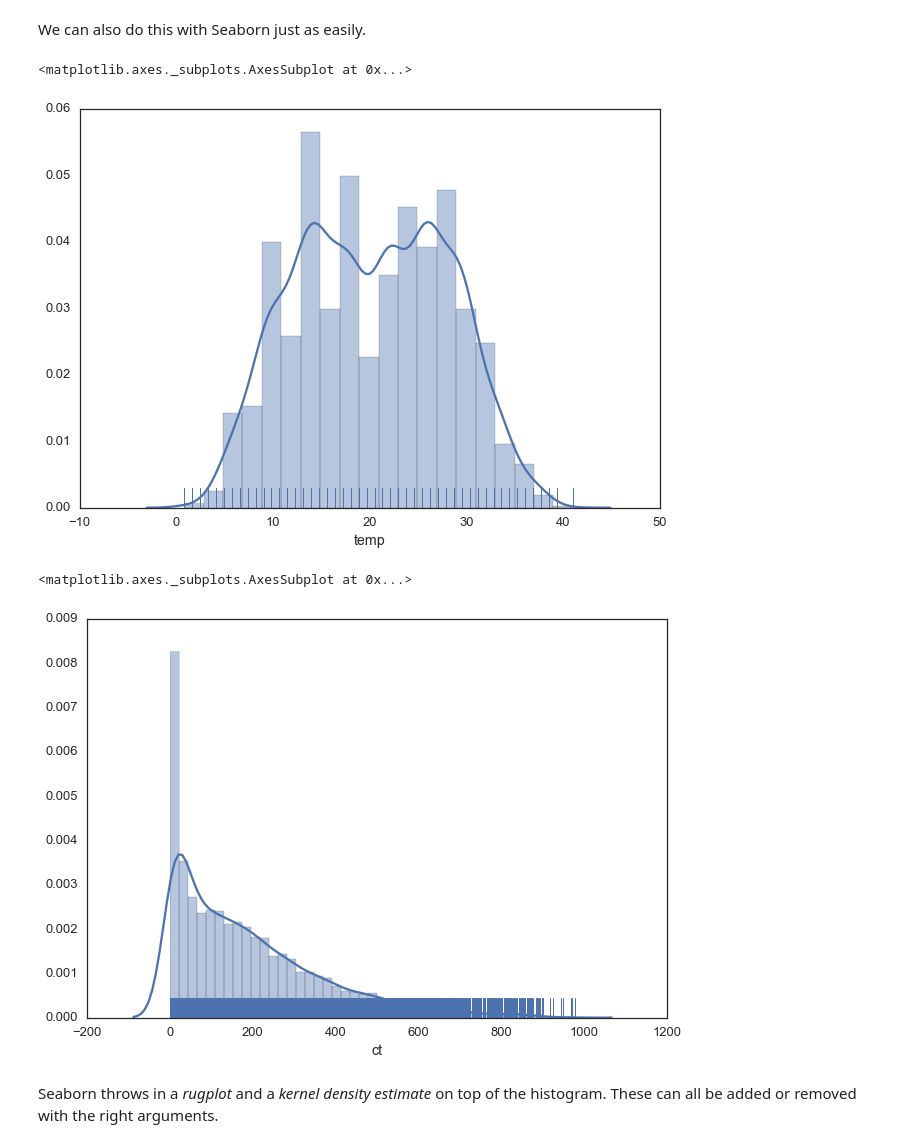
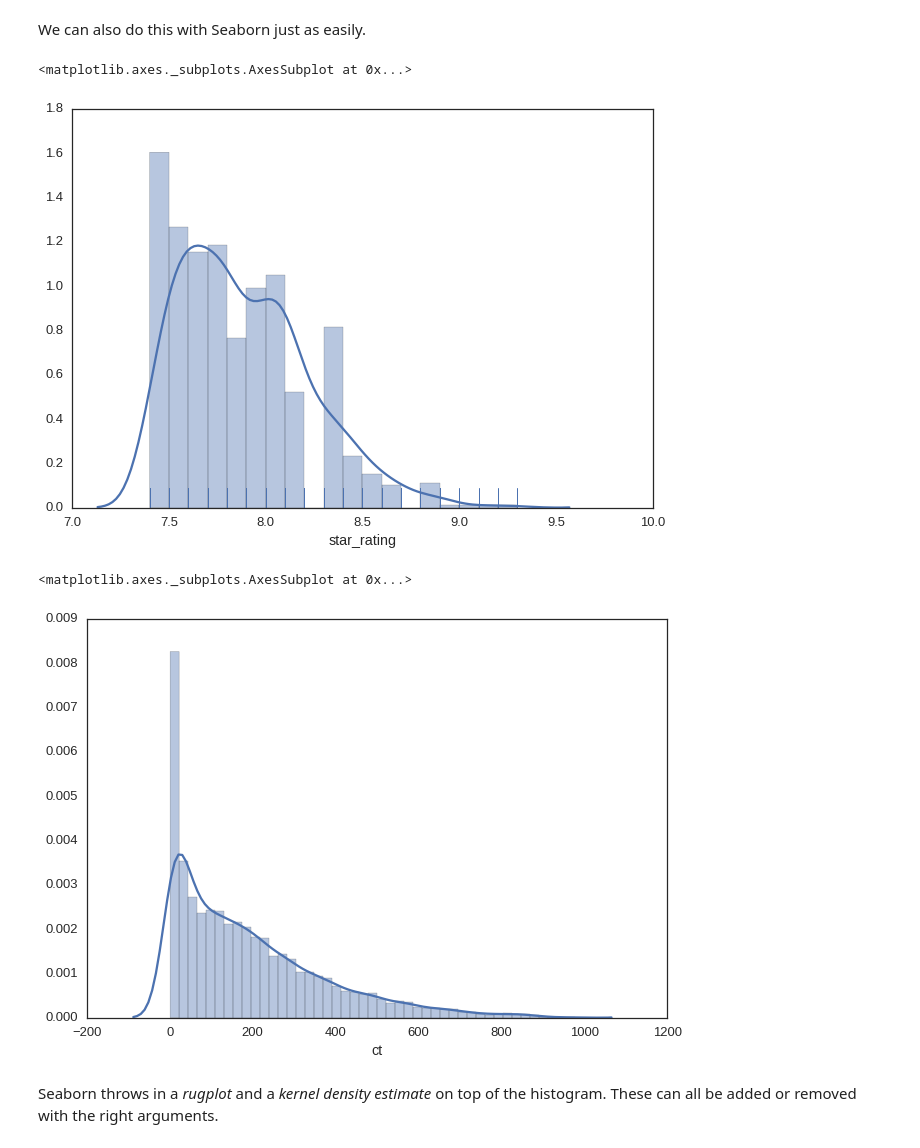
Before and after one commit to annahm/ga_hw, a Jupyter notebook: 05_annahm_bikes.ipynb, the cells around one changed output. Saved outputs shown, nothing was run; the diff lists cells and outputs as text; code cells hidden in the pictures.

```diff
--- a/05_annahm_bikes.ipynb
+++ b/05_annahm_bikes.ipynb
@@ -22,8 +22,8 @@ plt.rcParams['font.size'] = 14
 sns.set(style="white", context="talk")
 # %%
 # Fetch some data to work with
-bike_cols = ["datetime","season","holiday","wkday","weather","temp","atemp","humidity","wind","casual","registered","ct"]
-filepath = '/Users/anna/GA/DAT-DC-10/data/bikeshare.csv'
-bikes = pd.read_csv(filepath, header=0, names=bike_cols, na_filter=False)
+cols = ['star_rating','title','content_rating','genre','duration','actors_list']
+filepath = '../data/imdb_1000.csv'
+movies = pd.read_csv(filepath, header=0, names=cols, na_filter=False)
 drink_cols = ['country', 'beer', 'spirit', 'wine', 'liters', 'continent']
-drinks = pd.read_csv("/Users/anna/GA/DAT-DC-10/data/drinks.csv", header=0, names=drink_cols, na_filter=False)
+drinks = pd.read_csv("../data/drinks.csv", header=0, names=drink_cols, na_filter=False)
@@ -109,19 +109,17 @@ plt.ylabel("Number of Entries")
 We can also do this with Seaborn just as easily.
 # %%
 # Seaborn (rug plot is individual data points), kde (kernel distributon estimation)
-# sns.distplot(drinks.beer,  rug=True)
-# sns.distplot(movies.star_rating, rug=True)
-# Question: Doesn't each rug spike represent a single point?
-# Examples of how best to use kde's?
-sns.distplot(bikes.temp, rug=True, bins = 20)
+#sns.distplot(drinks.beer,  rug=True)
+sns.distplot(movies.star_rating, rug=True)
+#movies.columns
 # %% [output]
 <matplotlib.axes._subplots.AxesSubplot at 0x...>
-[figure, old version]
+[figure, new version]
 # %%
-sns.distplot(bikes.ct, rug=True)
+sns.distplot(bikes.ct, rug=False)
 # %% [output]
 <matplotlib.axes._subplots.AxesSubplot at 0x...>
-[figure, old version]
+[figure, new version]
 # %% [markdown]
 Seaborn throws in a *rugplot* and a *kernel density estimate* on top of the histogram. These can all be added or removed with the right arguments.
 # %%
```
Also changed, not shown: parts of 55 cells of this notebook.
